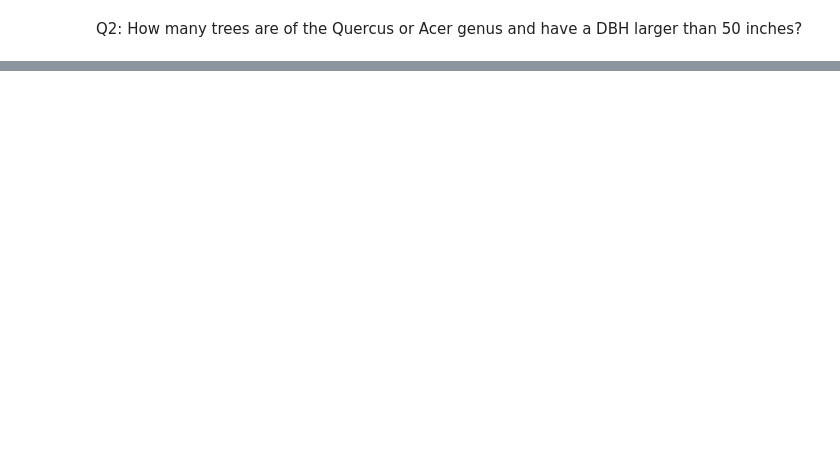
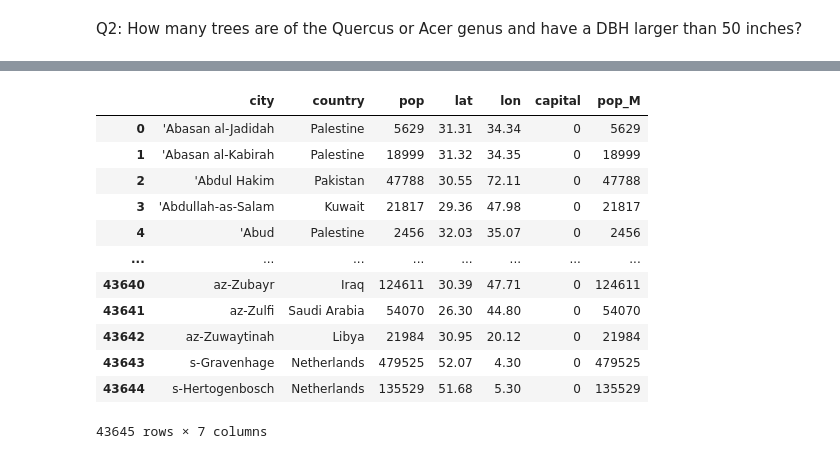
Before and after one commit to abbiesmithson/PY4SA23_Assignment, a Jupyter notebook: Assignment 2.ipynb, the cells around one changed output, grey strips where cells are left out. Saved outputs shown, nothing was run; the diff lists cells and outputs as text; code cells hidden in the pictures; blank space fills up the shorter version.

Commit message:
finished section 2 of assignment

```diff
--- a/Assignment 2.ipynb
+++ b/Assignment 2.ipynb
@@ -106,0 +144,6 @@ Q2: How many trees are of the Quercus or Acer genus and have a DBH larger than 5
+# %%
+#loading the data
+
+import pandas as pd
+worldcities_df = pd.read_csv("Assignment 2 Data/world_cities.csv")
+worldcities_df
@@ -106,0 +164,18 @@ Q2: How many trees are of the Quercus or Acer genus and have a DBH larger than 5
+# %%
+# making "pop_M" column
+
+worldcities_df['pop_M'] = worldcities_df.loc[:, 'pop']
+# %% [output]
+|  | city | country | pop | lat | lon | capital | pop_M |
+| 0 | 'Abasan al-Jadidah | Palestine | 5629 | 31.31 | 34.34 | 0 | 5629 |
+| 1 | 'Abasan al-Kabirah | Palestine | 18999 | 31.32 | 34.35 | 0 | 18999 |
+| 2 | 'Abdul Hakim | Pakistan | 47788 | 30.55 | 72.11 | 0 | 47788 |
+| 3 | 'Abdullah-as-Salam | Kuwait | 21817 | 29.36 | 47.98 | 0 | 21817 |
+| 4 | 'Abud | Palestine | 2456 | 32.03 | 35.07 | 0 | 2456 |
+| ... | ... | ... | ... | ... | ... | ... | ... |
+| 43640 | az-Zubayr | Iraq | 124611 | 30.39 | 47.71 | 0 | 124611 |
+| 43641 | az-Zulfi | Saudi Arabia | 54070 | 26.30 | 44.80 | 0 | 54070 |
+| 43642 | az-Zuwaytinah | Libya | 21984 | 30.95 | 20.12 | 0 | 21984 |
+| 43643 | s-Gravenhage | Netherlands | 479525 | 52.07 | 4.30 | 0 | 479525 |
+| 43644 | s-Hertogenbosch | Netherlands | 135529 | 51.68 | 5.30 | 0 | 135529 |
+43645 rows × 7 columns
```
Also changed, not shown: parts of 15 cells of this notebook, 2 other files.
